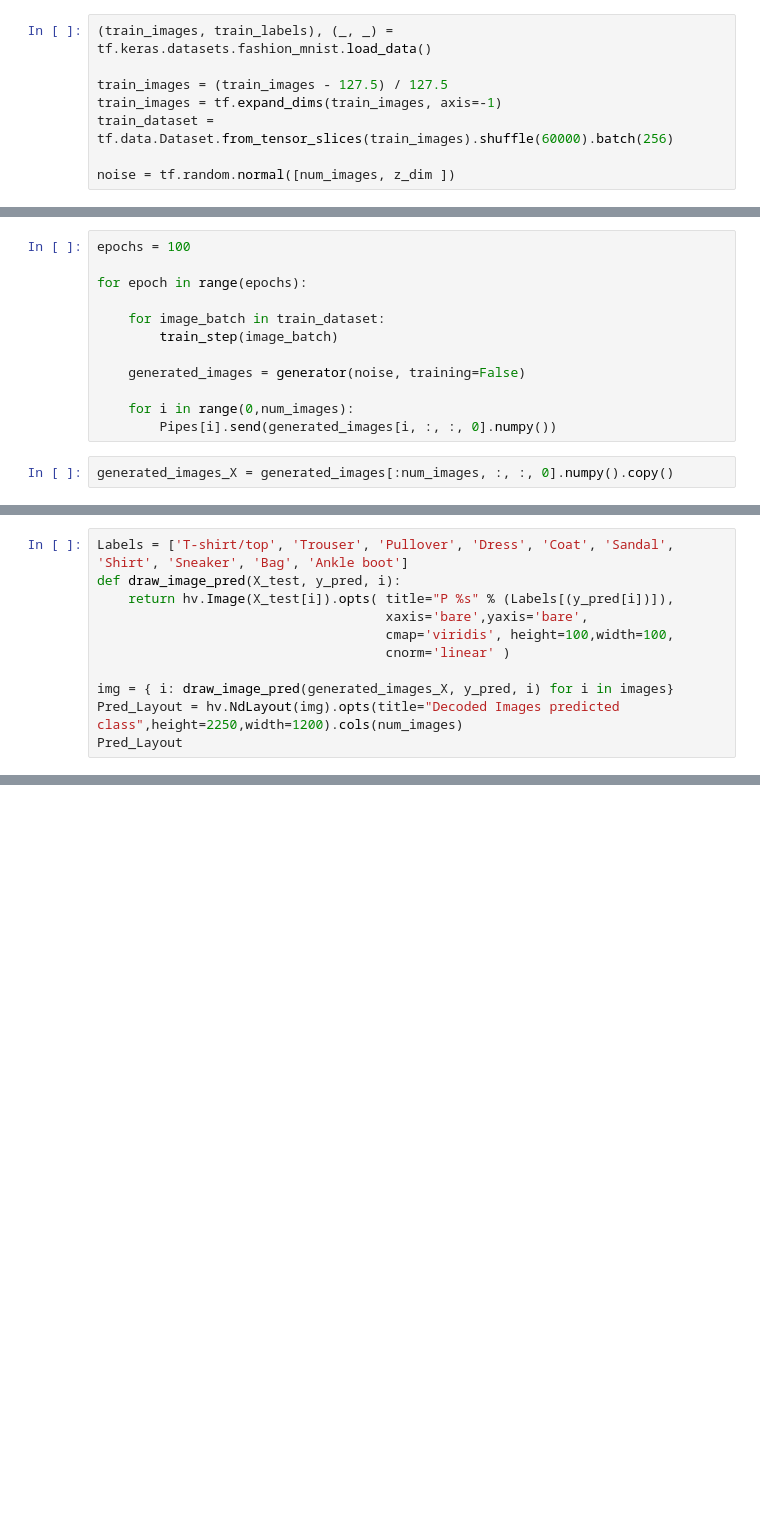
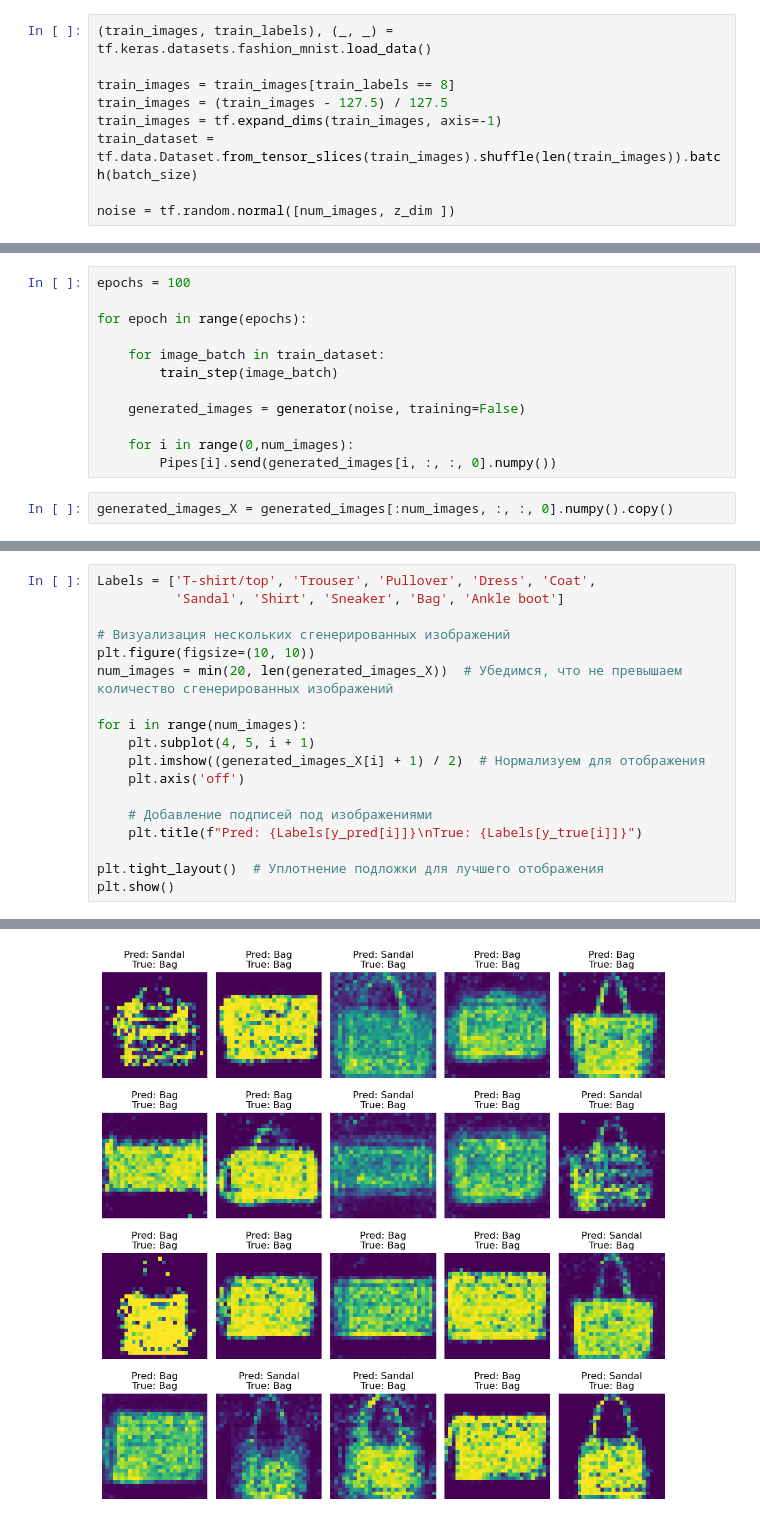
Before and after one commit to VladimirSmetana/LR_5, a Jupyter notebook: ASP.NN.09.GANMnist.ipynb, the cells around one changed output, grey strips where cells are left out. Drawn from its saved outputs; the diff is of its cells as text; blank space fills up the shorter version.

```diff
--- a/ASP.NN.09.GANMnist.ipynb
+++ b/ASP.NN.09.GANMnist.ipynb
@@ -81,9 +85,10 @@ num_images = 20
 # %%
 (train_images, train_labels), (_, _) = tf.keras.datasets.fashion_mnist.load_data()
 
+train_images = train_images[train_labels == 8]
 train_images = (train_images - 127.5) / 127.5
 train_images = tf.expand_dims(train_images, axis=-1)
-train_dataset = tf.data.Dataset.from_tensor_slices(train_images).shuffle(60000).batch(256)
+train_dataset = tf.data.Dataset.from_tensor_slices(train_images).shuffle(len(train_images)).batch(batch_size)
 
 noise = tf.random.normal([num_images, z_dim ])
 # %%
@@ -160,12 +164,19 @@ y_pred = np.argmax(pred_probs, axis=1)
 # %%
-Labels = ['T-shirt/top', 'Trouser', 'Pullover', 'Dress', 'Coat', 'Sandal', 'Shirt', 'Sneaker', 'Bag', 'Ankle boot']
-def draw_image_pred(X_test, y_pred, i):
-    return hv.Image(X_test[i]).opts( title="P %s" % (Labels[(y_pred[i])]),
-                                     xaxis='bare',yaxis='bare',
-                                     cmap='viridis', height=100,width=100,
-                                     cnorm='linear' )
+Labels = ['T-shirt/top', 'Trouser', 'Pullover', 'Dress', 'Coat',
+          'Sandal', 'Shirt', 'Sneaker', 'Bag', 'Ankle boot']
 
-img = { i: draw_image_pred(generated_images_X, y_pred, i) for i in images}
-Pred_Layout = hv.NdLayout(img).opts(title="Decoded Images predicted class",height=2250,width=1200).cols(num_images)
-Pred_Layout
+# Визуализация нескольких сгенерированных изображений
+plt.figure(figsize=(10, 10))
+num_images = min(20, len(generated_images_X))  # Убедимся, что не превышаем количество сгенерированных изображений
+
+for i in range(num_images):
+    plt.subplot(4, 5, i + 1)
+    plt.imshow((generated_images_X[i] + 1) / 2)  # Нормализуем для отображения
+    plt.axis('off')
+
+    # Добавление подписей под изображениями
+    plt.title(f"Pred: {Labels[y_pred[i]]}\nTrue: {Labels[y_true[i]]}")
+
+plt.tight_layout()  # Уплотнение подложки для лучшего отображения
+plt.show()
 # %% [output]
@@ -172,0 +183 @@ Pred_Layout
+[figure, added]
```
Also changed, not shown: parts of 5 cells of this notebook.
